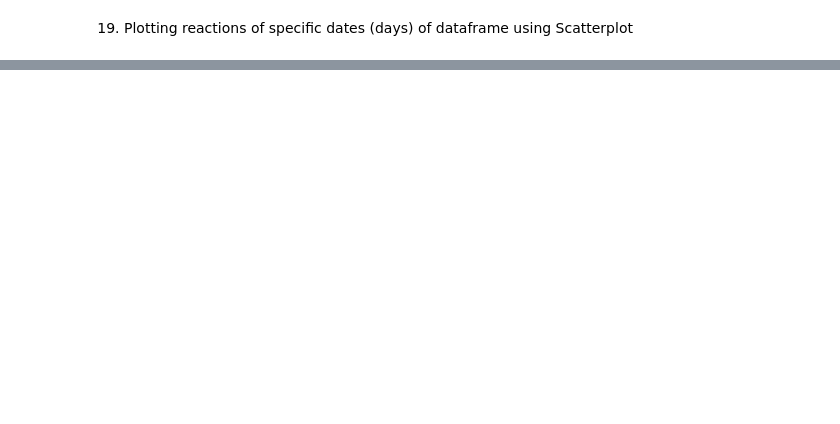
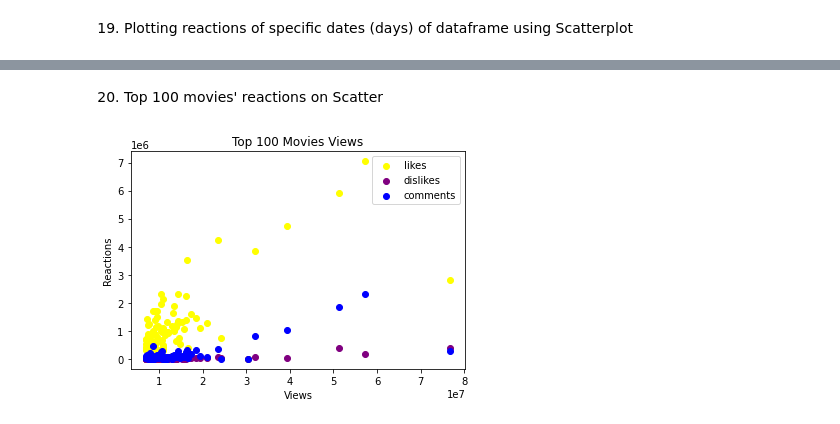
Before and after one commit to mehtee/Youtube_analysis_project, a Jupyter notebook: project.ipynb, the cells around one changed output, grey strips where cells are left out. Cells and saved outputs as stored; diff of their text form; code cells hidden in the pictures; blank space fills up the shorter version.

```diff
--- a/project.ipynb
+++ b/project.ipynb
@@ -498,0 +501,13 @@ for date in dates_for_plot:
+# %% [markdown]
+20. Top 100 movies' reactions on Scatter
+# %%
+top_100_videos = yt.sort_values(by='views', ascending=False).head(100)
+ax = plt.subplot(1, 1, 1)
+ax.scatter(top_100_videos['views'], top_100_videos['likes'], color='yellow')
+ax.scatter(top_100_videos['views'], top_100_videos['dislikes'], color='purple')
+ax.scatter(top_100_videos['views'], top_100_videos['comments'], color='blue')
+ax.set(title=f'Top 100 Movies Views', ylabel='Reactions', xlabel='Views')
+ax.legend(['likes', 'dislikes', 'comments'])
+plt.show()
+# %% [output]
+[figure, added]
```
Also changed, not shown: parts of 7 cells of this notebook.
